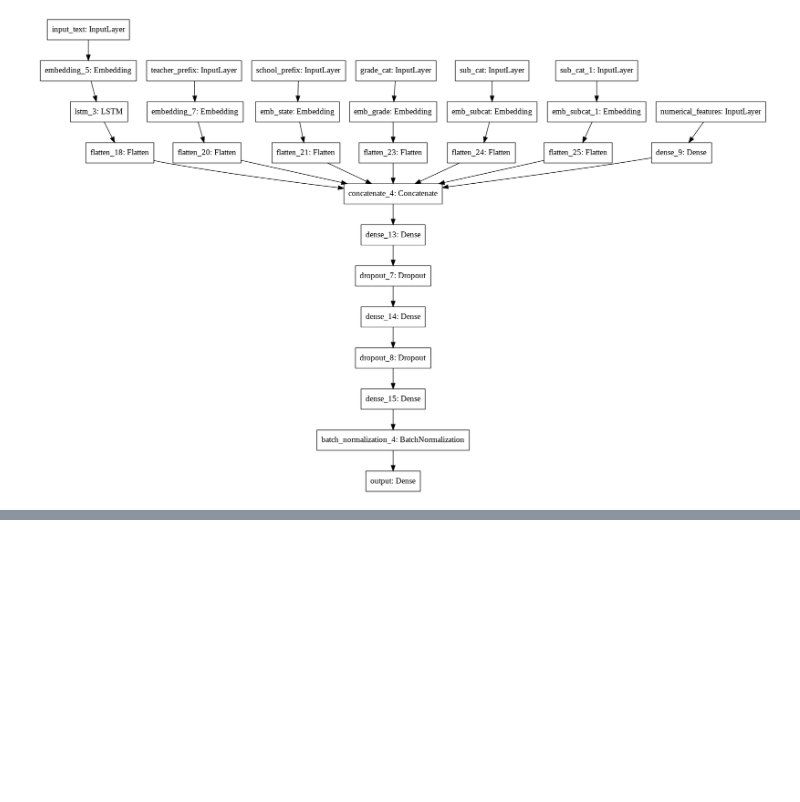
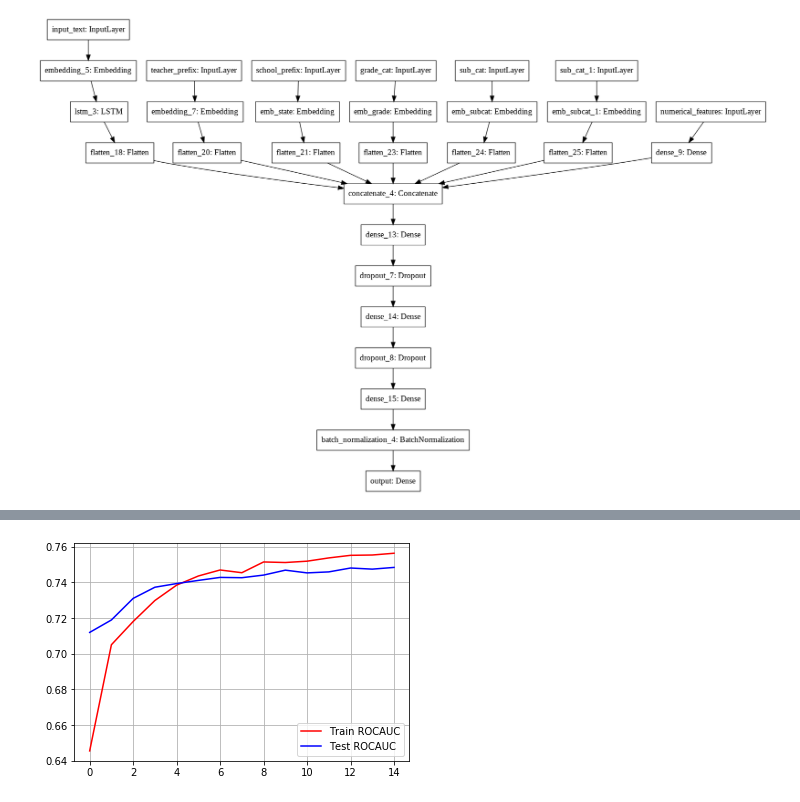
Before and after one commit to vishnurapps/LSTM-on-Donors-Choose, a Jupyter notebook: LSTM_On_Donors_Choose.ipynb, the cells around one changed output, grey strips where cells are left out. Drawn from its saved outputs; the diff is of its cells as text; code cells hidden in the pictures; blank space fills up the shorter version.

```diff
--- a/LSTM_On_Donors_Choose.ipynb
+++ b/LSTM_On_Donors_Choose.ipynb
@@ -1252,0 +1440,16 @@ tf.keras.utils.plot_model(
+# %%
+from sklearn.metrics import roc_auc_score
+def auc1(y_true, y_pred):
+    if len(np.unique(y_true[:,1])) == 1:
+        return 0.5
+    else:
+        return roc_auc_score(y_true, y_pred)
+def auroc(y_true, y_pred):
+    return tf.py_func(auc1, (y_true, y_pred), tf.double)
+# %%
+model_3.compile(optimizer=Adam(lr=0.001, beta_1=0.9, beta_2=0.999, epsilon=None, decay=0.0, amsgrad=False), loss='categorical_crossentropy', metrics=[auroc])
+# %%
+checkpoint_3 = ModelCheckpoint("model_3.h5",monitor="val_auroc",mode="max",save_best_only = True,verbose=1)
+NAME = 'model_3'
+tensorboard_2 = TensorBoard(log_dir='logss\{}'.format(NAME),update_freq='epoch',batch_size=512)
+callbacks_2 = [tensorboard_2,checkpoint_3]
@@ -1252,0 +1463,2 @@ tf.keras.utils.plot_model(
+# %%
+history_3 = model_3.fit(train_data_3,Y_train,batch_size=512,epochs=15,validation_data=(test_data_3,Y_test),verbose=1,callbacks=callbacks_2)
@@ -1252,0 +1483,8 @@ tf.keras.utils.plot_model(
+# %%
+plt.plot(history_3.history['auroc'], 'r')
+plt.plot(history_3.history['val_auroc'], 'b')
+plt.legend({'Train ROCAUC': 'r', 'Test ROCAUC':'b'})
+plt.grid()
+plt.show()
+# %% [output]
+[figure, added]
```
Also changed, not shown: parts of 33 cells of this notebook.
